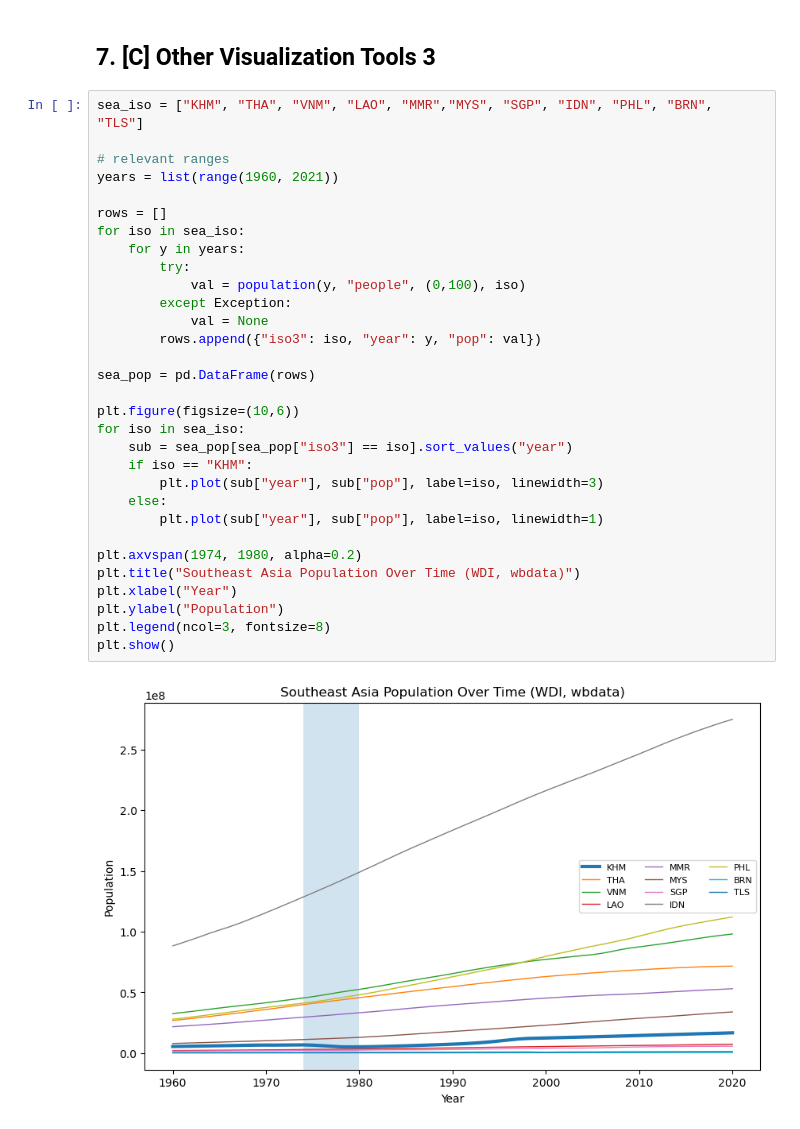
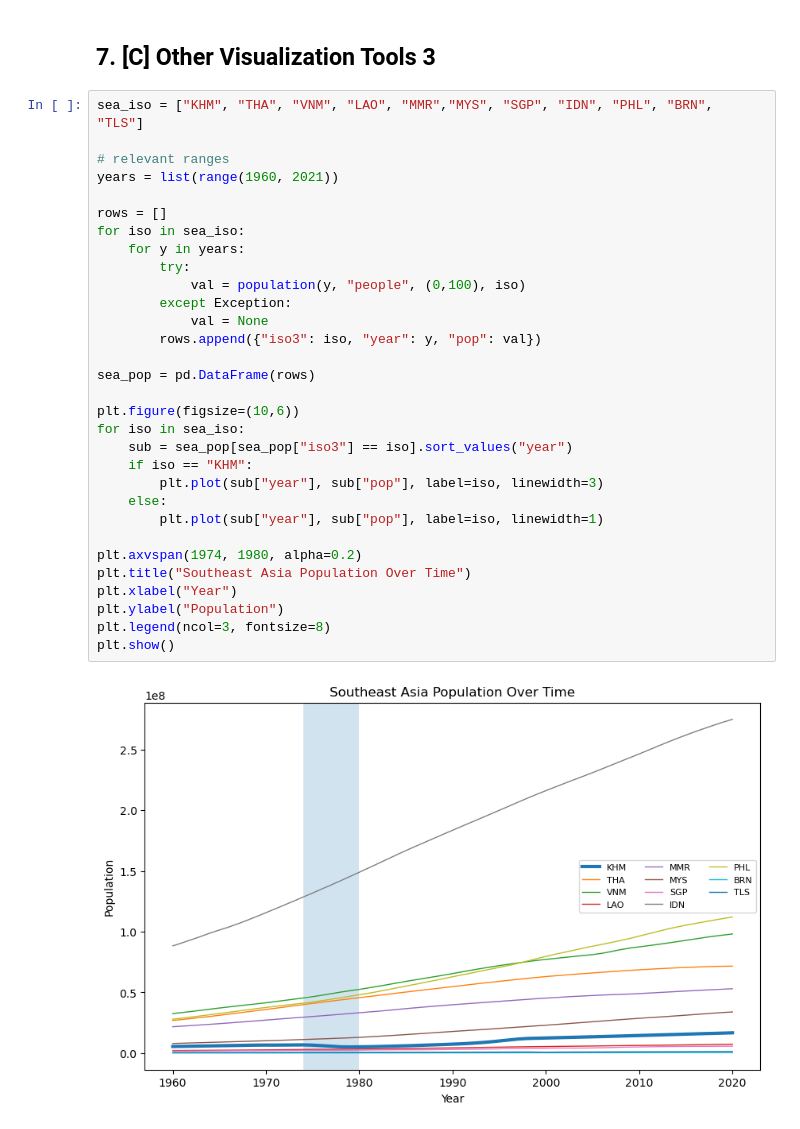
Before and after one commit to danieldo-tech/EEP153.jb.Project1, a Jupyter notebook: project1.ipynb, the cells around one changed output. Cells and saved outputs as stored; diff of their text form.

```diff
--- a/project1.ipynb
+++ b/project1.ipynb
@@ -357,32 +437,32 @@ plt.show()
 sea_iso = ["KHM", "THA", "VNM", "LAO", "MMR","MYS", "SGP", "IDN", "PHL", "BRN", "TLS"]
 
 # relevant ranges
 years = list(range(1960, 2021))
 
 rows = []
 for iso in sea_iso:
     for y in years:
         try:
             val = population(y, "people", (0,100), iso)
         except Exception:
             val = None
         rows.append({"iso3": iso, "year": y, "pop": val})
 
 sea_pop = pd.DataFrame(rows)
 
 plt.figure(figsize=(10,6))
 for iso in sea_iso:
     sub = sea_pop[sea_pop["iso3"] == iso].sort_values("year")
     if iso == "KHM":
         plt.plot(sub["year"], sub["pop"], label=iso, linewidth=3)
     else:
         plt.plot(sub["year"], sub["pop"], label=iso, linewidth=1)
 
 plt.axvspan(1974, 1980, alpha=0.2)
-plt.title("Southeast Asia Population Over Time (WDI, wbdata)")
+plt.title("Southeast Asia Population Over Time")
 plt.xlabel("Year")
 plt.ylabel("Population")
 plt.legend(ncol=3, fontsize=8)
 plt.show()
 # %% [output]
-[figure, old version]
+[figure, new version]
```
Also changed, not shown: parts of 7 cells of this notebook.
